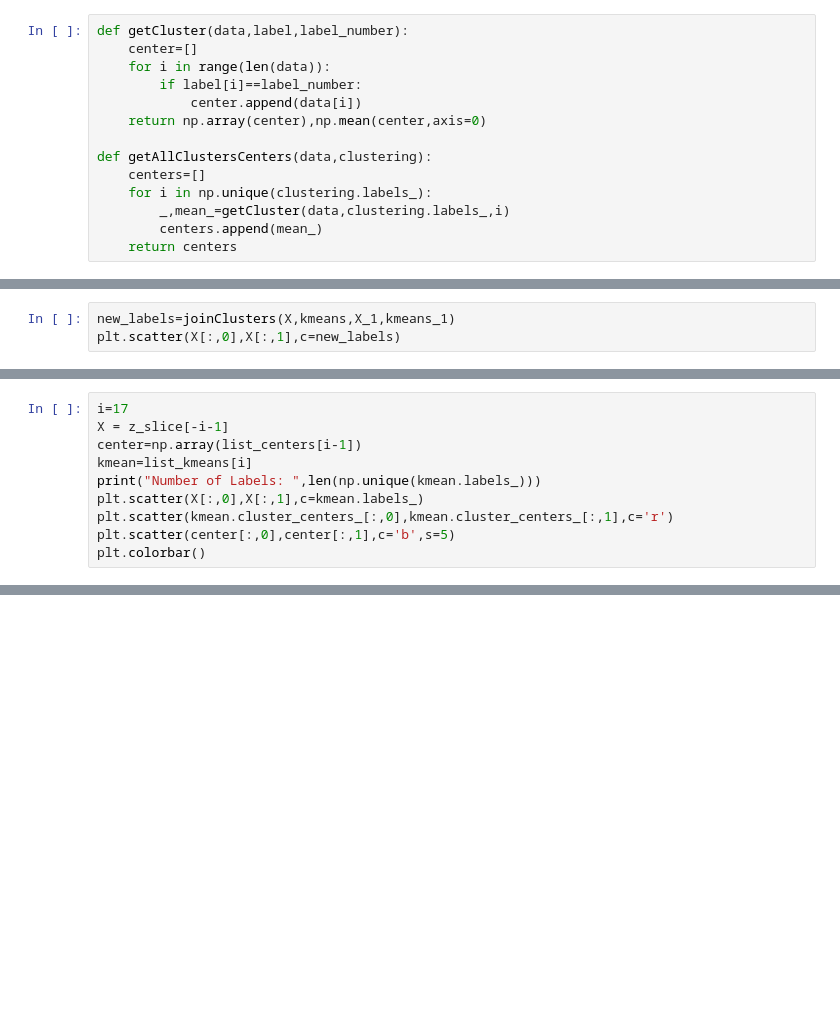
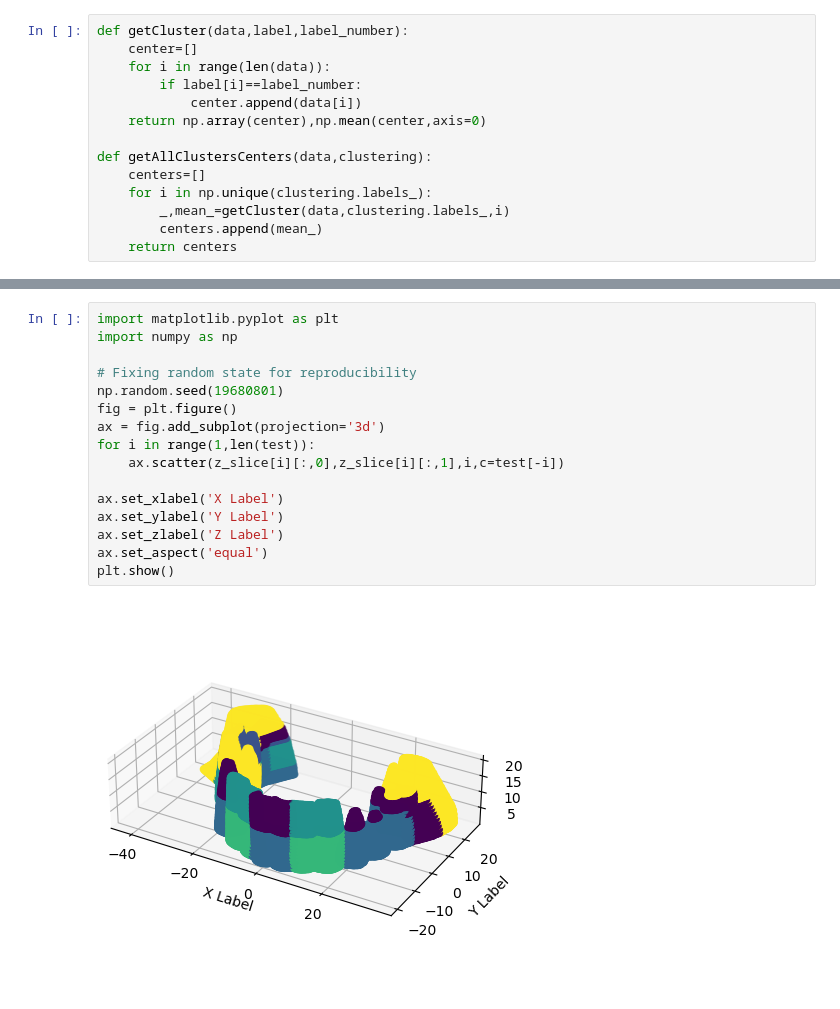
Before and after one commit to ecordina/STL-Segmentation, a Jupyter notebook: segmentation.ipynb, the cells around one changed output, grey strips where cells are left out. Drawn from its saved outputs; the diff is of its cells as text; blank space fills up the shorter version.

```diff
--- a/segmentation.ipynb
+++ b/segmentation.ipynb
@@ -295,3 +60,0 @@ def joinClusters(X,kmeans,X_1,kmeans_1):
-# %%
-new_labels=joinClusters(X,kmeans,X_1,kmeans_1)
-plt.scatter(X[:,0],X[:,1],c=new_labels)
@@ -988,10 +60,0 @@ Number of Labels:  14
-# %%
-i=17
-X = z_slice[-i-1]
-center=np.array(list_centers[i-1])
-kmean=list_kmeans[i]
-print("Number of Labels: ",len(np.unique(kmean.labels_)))
-plt.scatter(X[:,0],X[:,1],c=kmean.labels_)
-plt.scatter(kmean.cluster_centers_[:,0],kmean.cluster_centers_[:,1],c='r')
-plt.scatter(center[:,0],center[:,1],c='b',s=5)
-plt.colorbar()
@@ -1001,0 +202,18 @@ Number of Labels:  14
+# %%
+import matplotlib.pyplot as plt
+import numpy as np
+
+# Fixing random state for reproducibility
+np.random.seed(19680801)
+fig = plt.figure()
+ax = fig.add_subplot(projection='3d')
+for i in range(1,len(test)):
+    ax.scatter(z_slice[i][:,0],z_slice[i][:,1],i,c=test[-i])
+
+ax.set_xlabel('X Label')
+ax.set_ylabel('Y Label')
+ax.set_zlabel('Z Label')
+ax.set_aspect('equal')
+plt.show()
+# %% [output]
+[figure, added]
```
Also changed, not shown: parts of 86 cells of this notebook.
